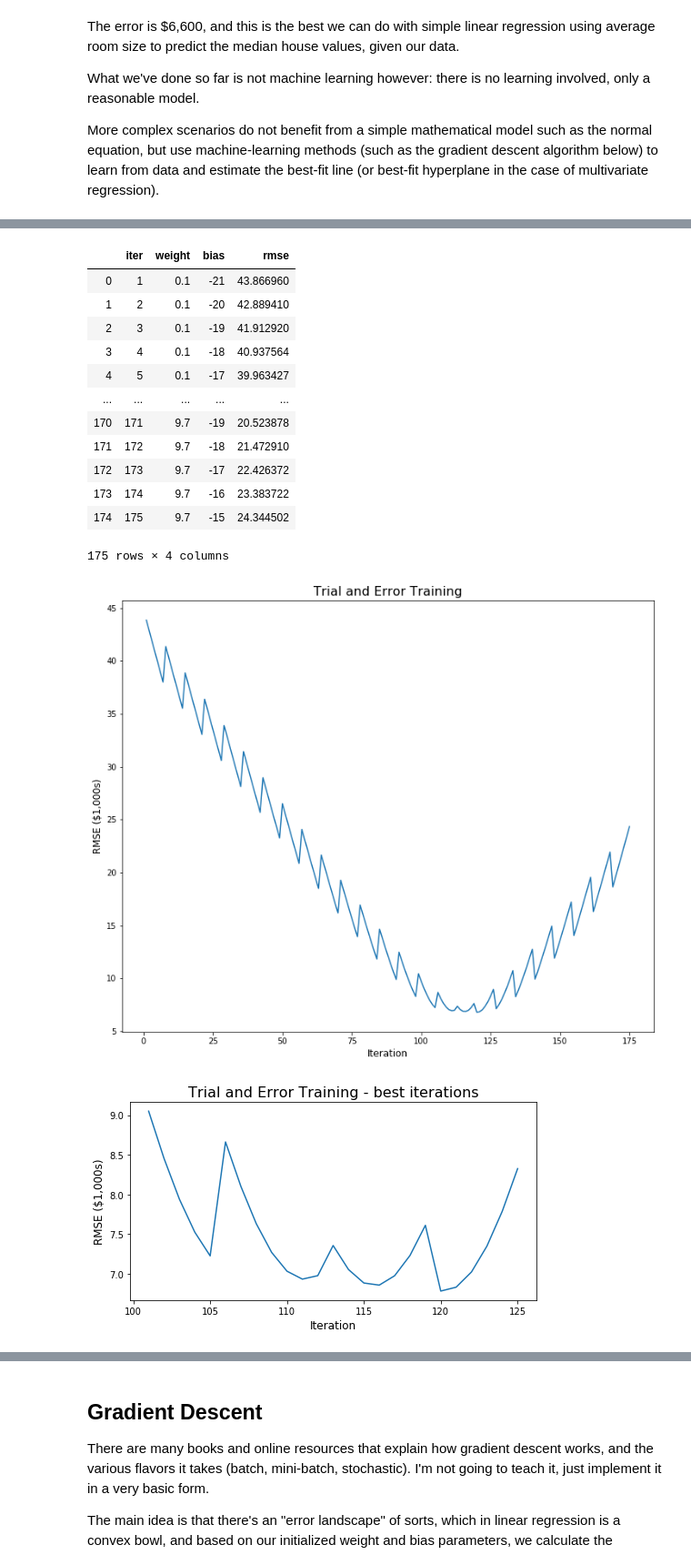
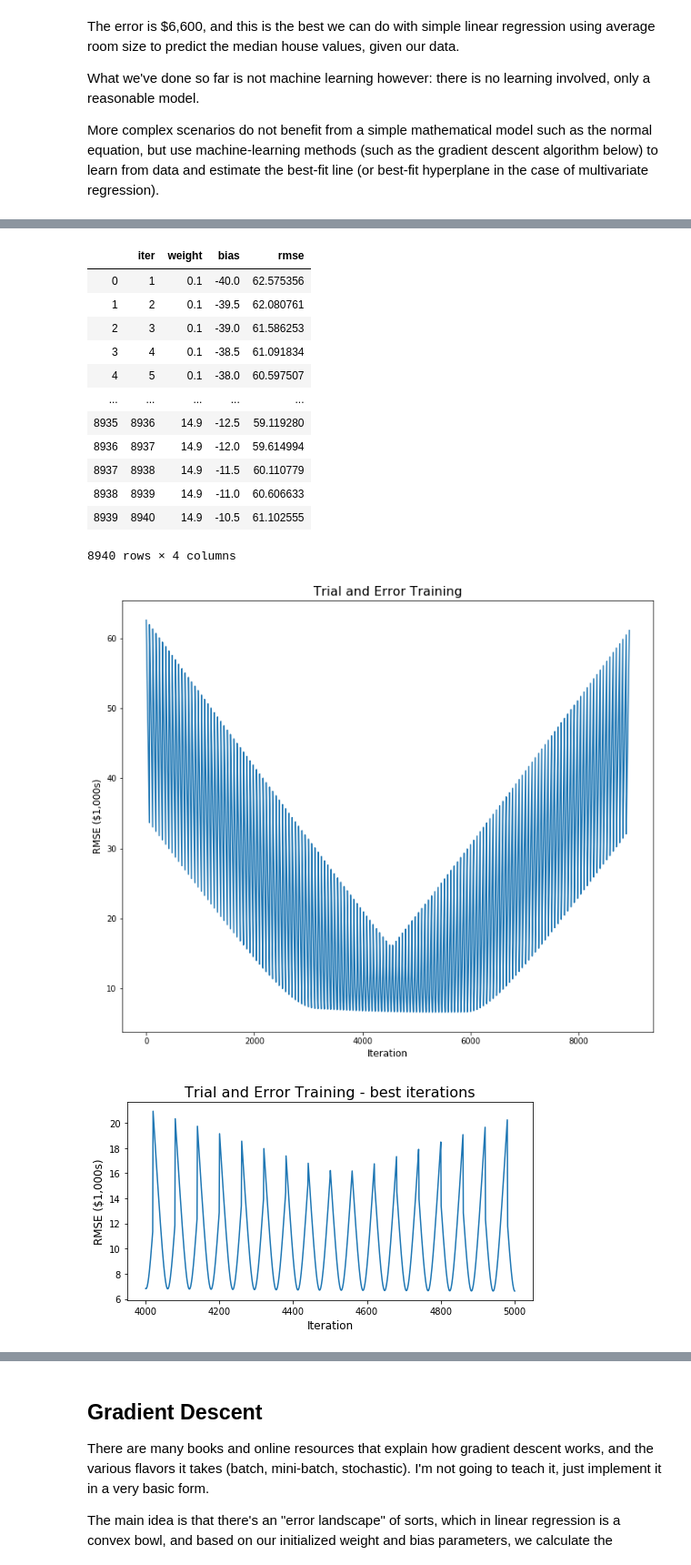
Before and after one commit to BigBangData/Linear_Regression_Three_Ways, a Jupyter notebook: Simple_Linear_Regression_Three_Ways.ipynb, the cells around one changed output, grey strips where cells are left out. Shown: that part at 91% size. Drawn from its saved outputs; the diff is of its cells as text; code cells hidden in the pictures.

```diff
--- a/Simple_Linear_Regression_Three_Ways.ipynb
+++ b/Simple_Linear_Regression_Three_Ways.ipynb
@@ -165,8 +171,8 @@ bias_list=[]
 cost_history=[]
 ct=0
 
-for i in [w/10 for w in range(1, 100, 4)]:
-    for j in [b for b in range(-21, -14)]:
+for i in [w/10 for w in range(1, 150)]:
+    for j in [b/10 for b in range(-400, -100, 5)]:
 
         RMSE = RMSE_cost_function(X, y, i, j)
         # ct += 1
@@ -185,18 +191,18 @@ df = pd.DataFrame.from_dict(data)
 df
 # %% [output]
 |  | iter | weight | bias | rmse |
-| 0 | 1 | 0.1 | -21 | 43.866960 |
-| 1 | 2 | 0.1 | -20 | 42.889410 |
-| 2 | 3 | 0.1 | -19 | 41.912920 |
-| 3 | 4 | 0.1 | -18 | 40.937564 |
-| 4 | 5 | 0.1 | -17 | 39.963427 |
+| 0 | 1 | 0.1 | -40.0 | 62.575356 |
+| 1 | 2 | 0.1 | -39.5 | 62.080761 |
+| 2 | 3 | 0.1 | -39.0 | 61.586253 |
+| 3 | 4 | 0.1 | -38.5 | 61.091834 |
+| 4 | 5 | 0.1 | -38.0 | 60.597507 |
 | ... | ... | ... | ... | ... |
-| 170 | 171 | 9.7 | -19 | 20.523878 |
-| 171 | 172 | 9.7 | -18 | 21.472910 |
-| 172 | 173 | 9.7 | -17 | 22.426372 |
-| 173 | 174 | 9.7 | -16 | 23.383722 |
-| 174 | 175 | 9.7 | -15 | 24.344502 |
+| 8935 | 8936 | 14.9 | -12.5 | 59.119280 |
+| 8936 | 8937 | 14.9 | -12.0 | 59.614994 |
+| 8937 | 8938 | 14.9 | -11.5 | 60.110779 |
+| 8938 | 8939 | 14.9 | -11.0 | 60.606633 |
+| 8939 | 8940 | 14.9 | -10.5 | 61.102555 |
-175 rows × 4 columns
+8940 rows × 4 columns
 # %%
 plt.rcParams['figure.figsize'] = [12, 10]
 plt.plot(df['iter'],df['rmse'] , '-')
@@ -205,13 +211,13 @@ plt.ylabel('RMSE ($1,000s)', size=12)
 plt.xlabel('Iteration', size=12)
 plt.show()
 # %% [output]
-[figure, old version]
+[figure, new version]
 # %%
 plt.rcParams['figure.figsize'] = [8, 4]
-plt.plot(df['iter'][100:125,],df['rmse'][100:125,] , '-')
+plt.plot(df['iter'][4000:5000,],df['rmse'][4000:5000,] , '-')
 plt.title('Trial and Error Training - best iterations', size=16)
 plt.ylabel('RMSE ($1,000s)', size=12)
 plt.xlabel('Iteration', size=12)
 plt.show()
 # %% [output]
-[figure, old version]
+[figure, new version]
```
Also changed, not shown: parts of 25 cells of this notebook.
